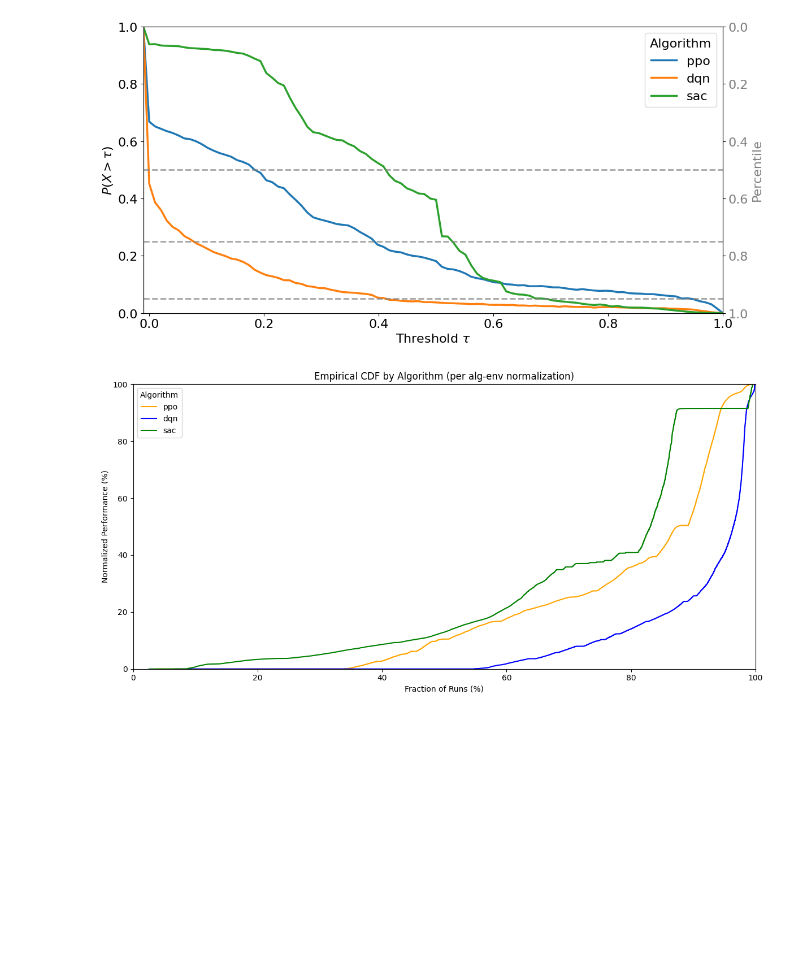
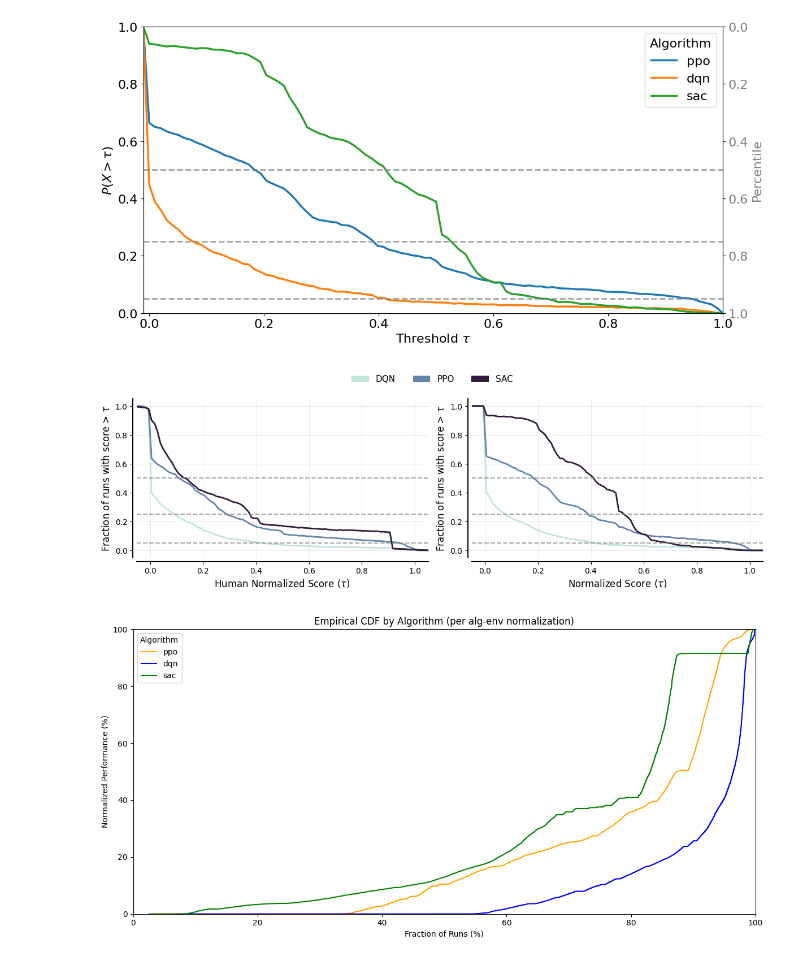
Before and after one commit to JFKleuker/arlbench_data_analysis, a Jupyter notebook: evals/01_HParamAlgPer/performance_profiles.ipynb, the cells around one changed output. Saved outputs shown, nothing was run; the diff lists cells and outputs as text; code cells hidden in the pictures; blank space fills up the shorter version.

```diff
--- a/evals/01_HParamAlgPer/performance_profiles.ipynb
+++ b/evals/01_HParamAlgPer/performance_profiles.ipynb
@@ -276,6 +276,93 @@ plt.tight_layout()
 plt.savefig("_figures/perf_profiles_per_alg.pdf")
 # %% [output]
 [figure]
+# %%
+tau_min = -.05
+tau_max = 1.05
+tau_values = np.linspace(tau_min, tau_max, 100)
+
+# Compute performance profiles for both normalizations
+performance_profiles_per_alg = compute_performance_profile(data, tau_values, normalization_coefficients, key="alg-env")
+performance_profiles_cross_alg = compute_performance_profile(data, tau_values, normalization_coefficients_cross_alg, key="env")
+
+# Create figure with two subplots side by side
+fig, (ax1, ax2) = plt.subplots(1, 2, figsize=(12, 4))
+
+# Color palette using cubehelix
+palette = sns.cubehelix_palette(n_colors=3, start=0.5, rot=-0.5)
+algo_list = ["dqn", "ppo", "sac"]
+algo_colors = {algo: palette[i] for i, algo in enumerate(algo_list)}
+
+# Horizontal threshold values
+h_lines = [0.25, 0.50, 0.05]
+
+# Function to style axes
+def style_axis(ax):
+    # Remove top and right spines
+    ax.spines['top'].set_visible(False)
+    ax.spines['right'].set_visible(False)
+
+    # Make bottom and left spines thicker
+    ax.spines['bottom'].set_linewidth(1.5)
+    ax.spines['left'].set_linewidth(1.5)
+
+    # Add gap in the corner by adjusting spine positions
+    ax.spines['left'].set_position(('outward', 5))
+    ax.spines['bottom'].set_position(('outward', 5))
+
+    # Add light grey grid
+    ax.grid(True, color='lightgrey', linestyle='-', linewidth=0.5, alpha=0.7)
+    ax.set_axisbelow(True)  # Grid behind data
+
+    # Add horizontal lines
+    for h in h_lines:
+        ax.axhline(y=h, color='gray', linestyle='--', linewidth=1.5, alpha=0.7)
+
+# --- Left plot: per alg-env normalization ---
+for algo in algo_list:
+    algo_data = performance_profiles_per_alg[performance_profiles_per_alg["algorithm"] == algo]
+    if len(algo_data) > 0:
+        ax1.plot(algo_data["tau"], algo_data["performance_profile"],
+                 label=algo.upper(), color=algo_colors.get(algo, None), linewidth=2)
+        if "ci_lower" in algo_data.columns and "ci_upper" in algo_data.columns:
+            ax1.fill_between(algo_data["tau"], algo_data["ci_lower"], algo_data["ci_upper"],
+                             alpha=0.2, color=algo_colors.get(algo, None))
+
+ax1.set_xlabel(r"Human Normalized Score ($\tau$)", fontsize=12)
+ax1.set_ylabel(r"Fraction of runs with score > $\tau$", fontsize=12)
+ax1.set_ylim(-0.05, 1.05)
+ax1.set_xlim(tau_min, tau_max)
+style_axis(ax1)
+
+# --- Right plot: cross-algorithm normalization ---
+for algo in algo_list:
+    algo_data = performance_profiles_cross_alg[performance_profiles_cross_alg["algorithm"] == algo]
+    if len(algo_data) > 0:
+        ax2.plot(algo_data["tau"], algo_data["performance_profile"],
+                 label=algo.upper(), color=algo_colors.get(algo, None), linewidth=2)
+        if "ci_lower" in algo_data.columns and "ci_upper" in algo_data.columns:
+            ax2.fill_between(algo_data["tau"], algo_data["ci_lower"], algo_data["ci_upper"],
+                             alpha=0.2, color=algo_colors.get(algo, None))
+
+ax2.set_xlabel(r"Normalized Score ($\tau$)", fontsize=12)
+ax2.set_ylabel(r"Fraction of runs with score > $\tau$", fontsize=12)
+ax2.set_ylim(-0.05, 1.05)
+ax2.set_xlim(tau_min, tau_max)
+style_axis(ax2)
+
+# Create joint legend with rectangle patches
+from matplotlib.patches import Patch
+legend_elements = [Patch(facecolor=algo_colors[algo], edgecolor='none', label=algo.upper())
+                   for algo in algo_list]
+fig.legend(handles=legend_elements, loc='upper center', ncol=3, fontsize=11,
+           frameon=False, bbox_to_anchor=(0.5, 1.02))
+
+plt.tight_layout()
+plt.subplots_adjust(top=0.88)  # Make room for legend
+plt.savefig("_figures/perf_profiles_combined.pdf", bbox_inches='tight')
+plt.show()
+# %% [output]
+[figure, added]
 # %%
 def compute_ecdf(
     df,
```
Also changed, not shown: 5 other files.
